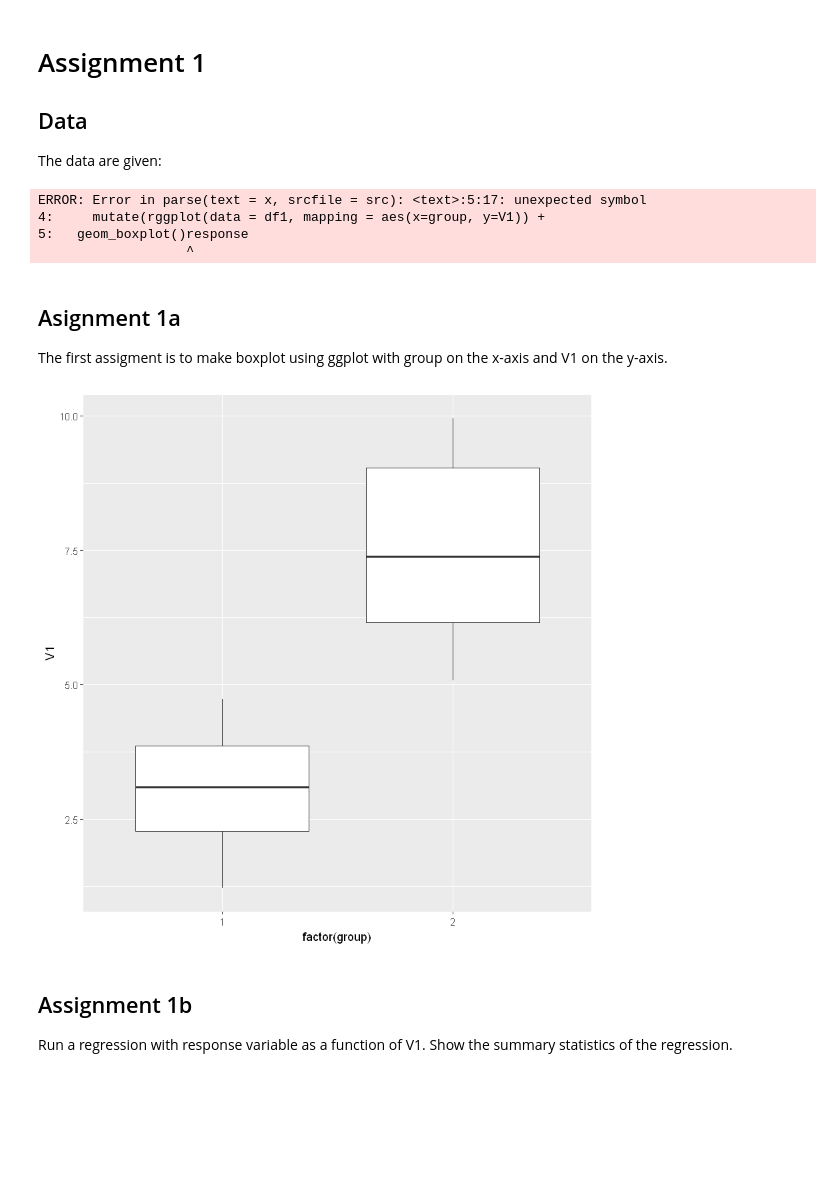
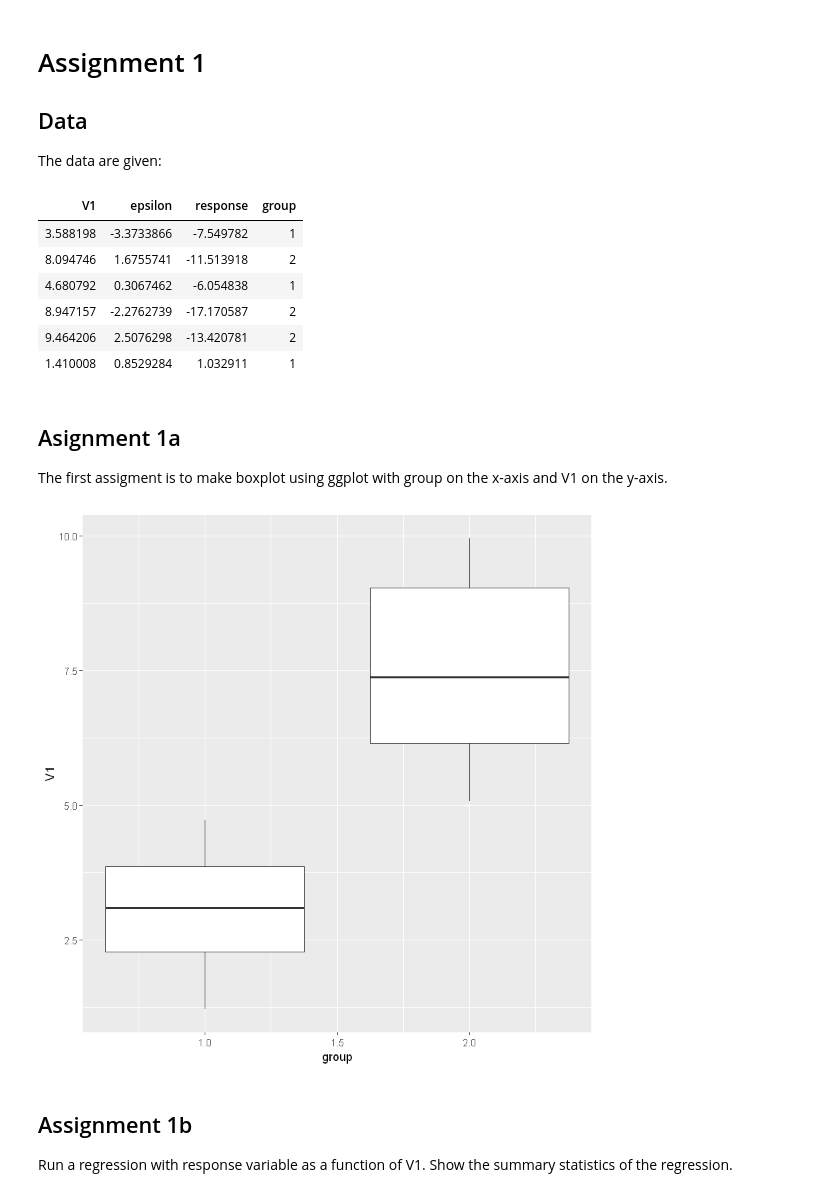
Before and after one commit to coenvdrwielen/assignments, a Jupyter notebook: Exam_student.ipynb, the cells around one changed output. Saved outputs shown, nothing was run; the diff lists cells and outputs as text; code cells hidden in the pictures; blank space fills up the shorter version.

```diff
--- a/Exam_student.ipynb
+++ b/Exam_student.ipynb
@@ -24,23 +38,26 @@ The data are given:
 set.seed(123)
 df1 <- as.data.frame(matrix(runif(1*50, min = 1, max = 10), ncol = 1)) %>%
     mutate(epsilon = rnorm(50, mean = 0, sd = 2)) %>%
-    mutate(rggplot(data = df1, mapping = aes(x=group, y=V1)) +
-  geom_boxplot()response = 3 - 2* V1  + epsilon) %>%
+     mutate(response = 3 - 2* V1  + epsilon) %>%
     mutate(group = ifelse(V1 <= 5, 1,2))
+
+head(df1)
 # %% [output]
-ERROR: Error in parse(text = x, srcfile = src): <text>:5:17: unexpected symbol
-4:     mutate(rggplot(data = df1, mapping = aes(x=group, y=V1)) +
-5:   geom_boxplot()response
-                   ^
+| V1 | epsilon | response | group |
+| 3.588198 | -3.3733866 | -7.549782 | 1 |
+| 8.094746 | 1.6755741 | -11.513918 | 2 |
+| 4.680792 | 0.3067462 | -6.054838 | 1 |
+| 8.947157 | -2.2762739 | -17.170587 | 2 |
+| 9.464206 | 2.5076298 | -13.420781 | 2 |
+| 1.410008 | 0.8529284 | 1.032911 | 1 |
 # %% [markdown]
 ## Asignment 1a
 
 The first assigment is to make boxplot using ggplot with group on the x-axis and V1 on the y-axis.
 # %%
-ggplot(data = df1, mapping = aes(x=factor(group), y=V1)) +
-  geom_boxplot()
+ggplot(data = df1, aes(x=group, y=V1, group = group)) + geom_boxplot()
 # %% [output]
-[figure, old version]
+[figure, new version]
 # %% [markdown]
 ## Assignment 1b
 
```
Also changed, not shown: parts of 11 cells of this notebook.
